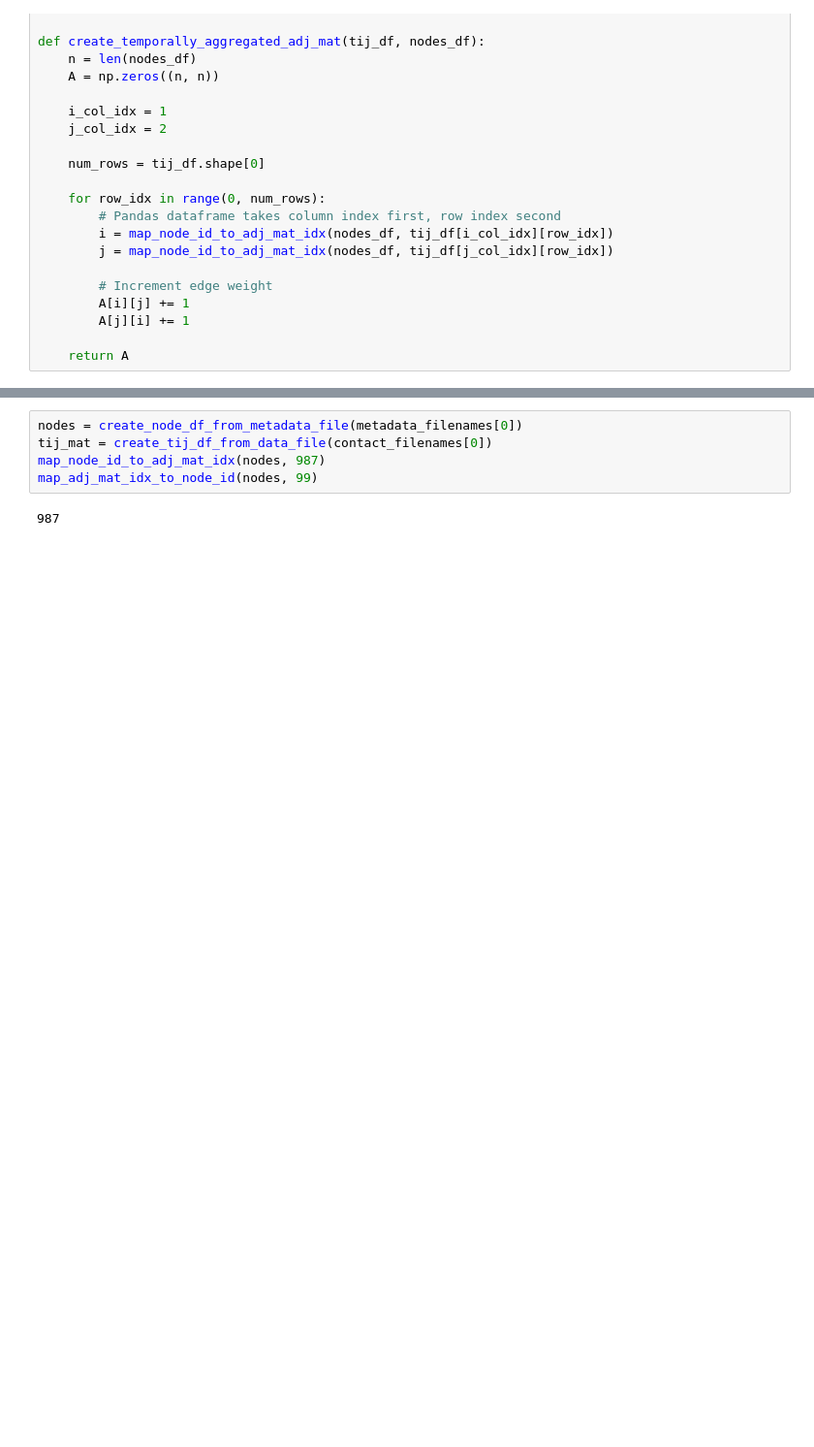
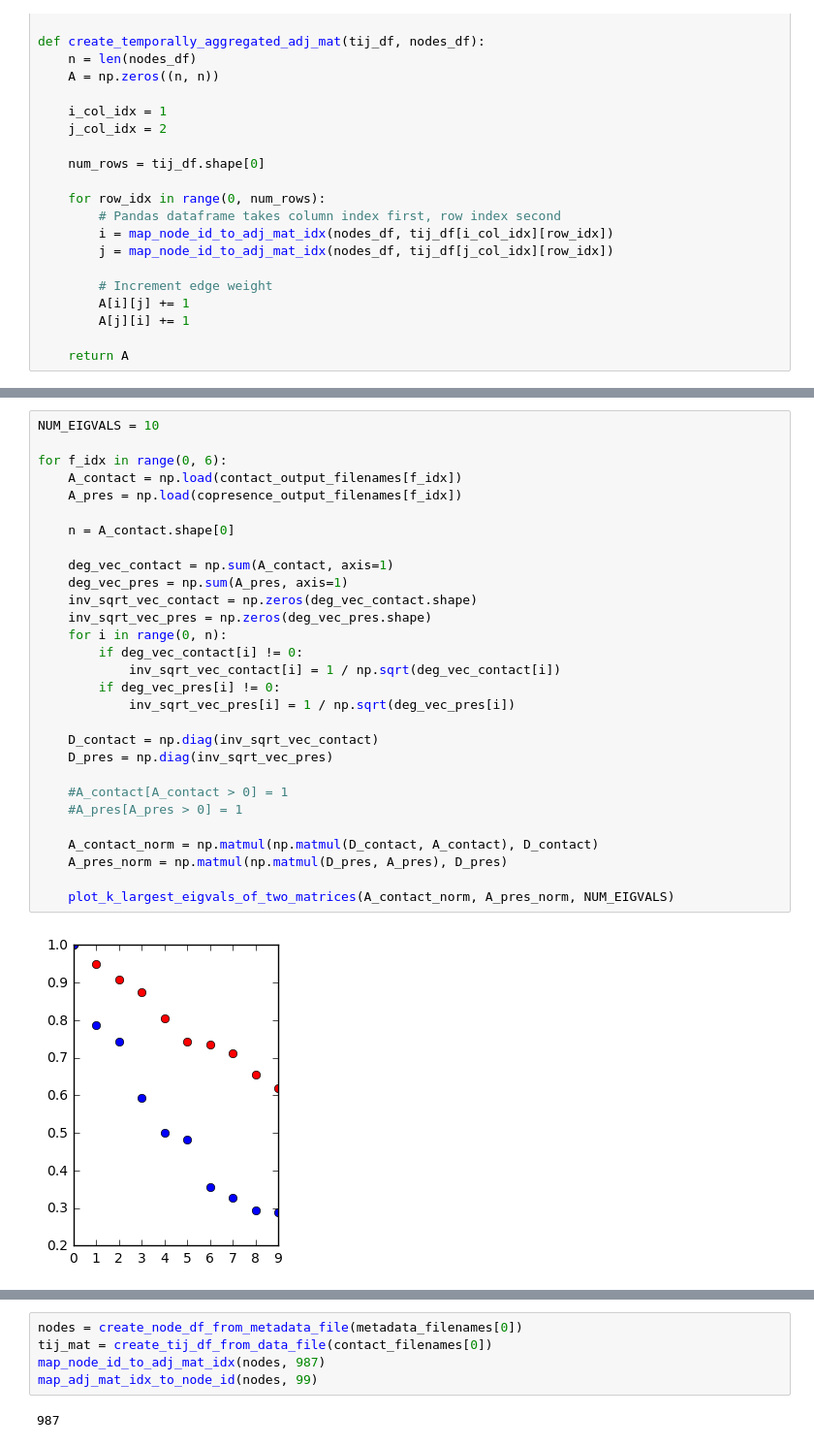
Before and after one commit to ConradHougen/GraphEpidemicEstimation, a Jupyter notebook: data_exploration.ipynb, the cells around one changed output, grey strips where cells are left out. Shown: that part at 97% size. Drawn from its saved outputs; the diff is of its cells as text; blank space fills up the shorter version.

Commit message:
Normalized adj mat with diagonal matrix before computing eigvals

```diff
--- a/data_exploration.ipynb
+++ b/data_exploration.ipynb
@@ -88,0 +117,31 @@ def create_temporally_aggregated_adj_mat(tij_df, nodes_df):
+# %%
+NUM_EIGVALS = 10
+
+for f_idx in range(0, 6):
+    A_contact = np.load(contact_output_filenames[f_idx])
+    A_pres = np.load(copresence_output_filenames[f_idx])
+
+    n = A_contact.shape[0]
+
+    deg_vec_contact = np.sum(A_contact, axis=1)
+    deg_vec_pres = np.sum(A_pres, axis=1)
+    inv_sqrt_vec_contact = np.zeros(deg_vec_contact.shape)
+    inv_sqrt_vec_pres = np.zeros(deg_vec_pres.shape)
+    for i in range(0, n):
+        if deg_vec_contact[i] != 0:
+            inv_sqrt_vec_contact[i] = 1 / np.sqrt(deg_vec_contact[i])
+        if deg_vec_pres[i] != 0:
+            inv_sqrt_vec_pres[i] = 1 / np.sqrt(deg_vec_pres[i])
+
+    D_contact = np.diag(inv_sqrt_vec_contact)
+    D_pres = np.diag(inv_sqrt_vec_pres)
+
+    #A_contact[A_contact > 0] = 1
+    #A_pres[A_pres > 0] = 1
+
+    A_contact_norm = np.matmul(np.matmul(D_contact, A_contact), D_contact)
+    A_pres_norm = np.matmul(np.matmul(D_pres, A_pres), D_pres)
+
+    plot_k_largest_eigvals_of_two_matrices(A_contact_norm, A_pres_norm, NUM_EIGVALS)
+# %% [output]
+[figure, added]
```
Also changed, not shown: parts of 10 cells of this notebook, 4 other files.
